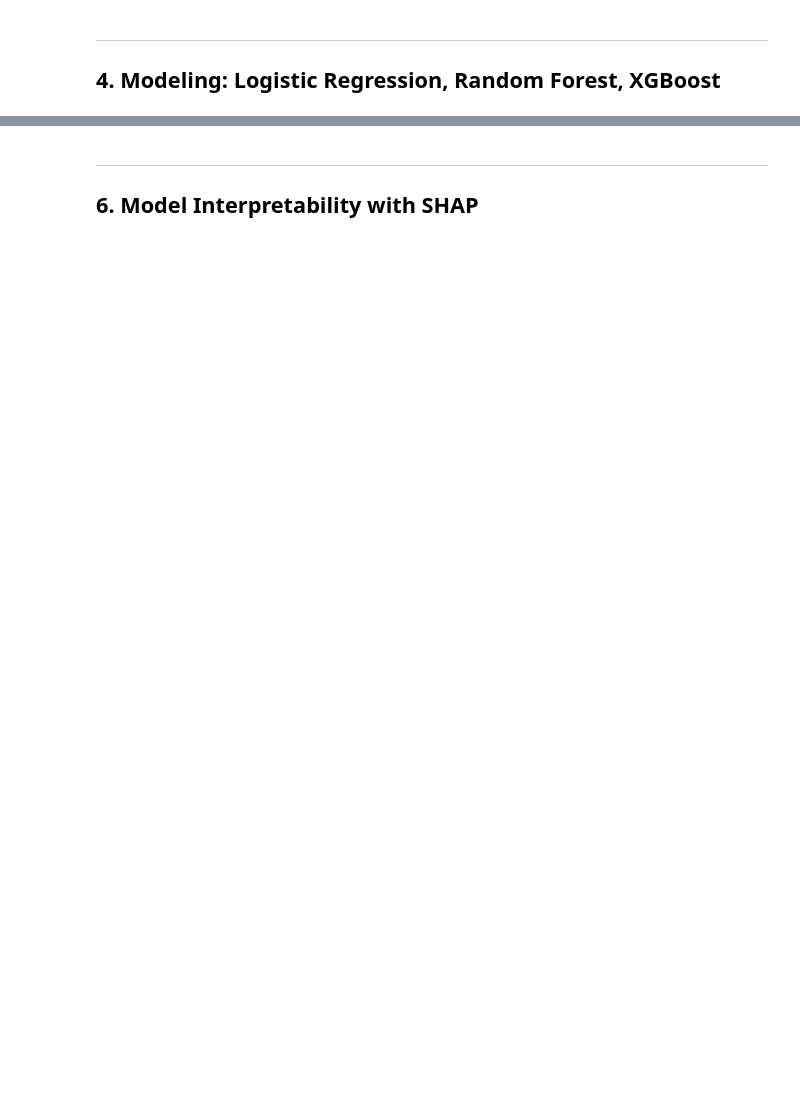
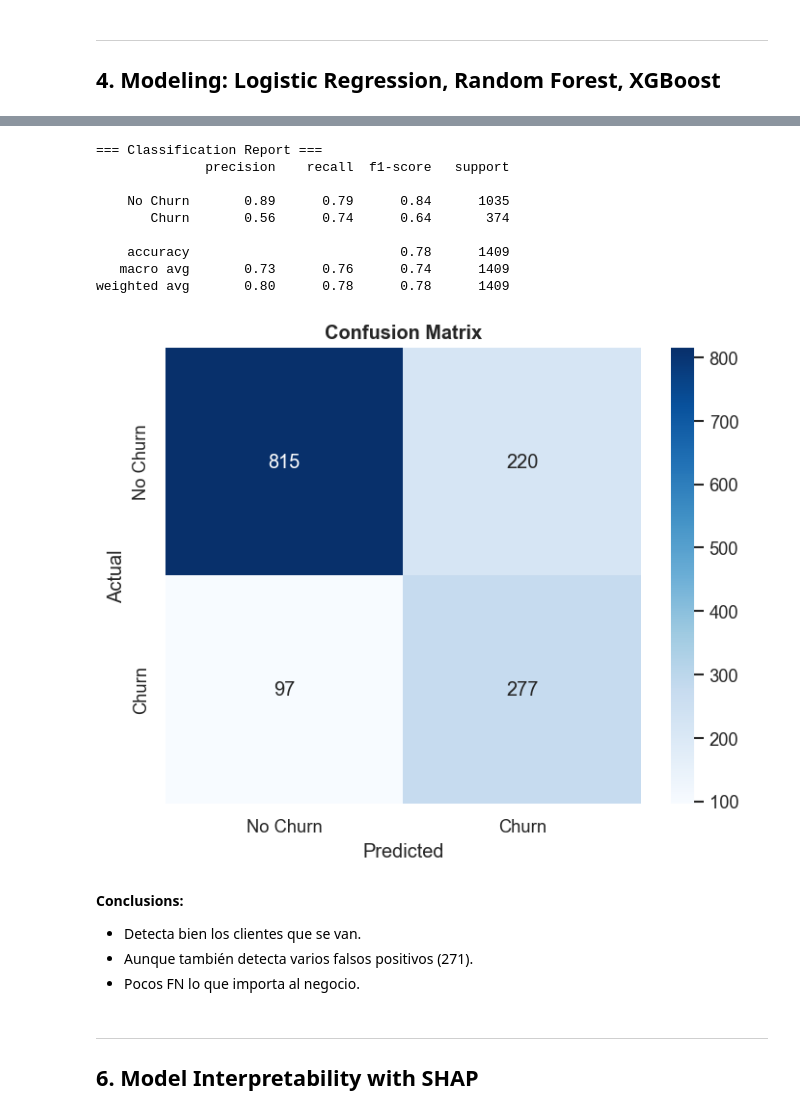
Before and after one commit to yasmineperez/churn-prediction, a Jupyter notebook: churn_prediction.ipynb, the cells around one changed output, grey strips where cells are left out. Saved outputs shown, nothing was run; the diff lists cells and outputs as text; code cells hidden in the pictures; blank space fills up the shorter version.

```diff
--- a/churn_prediction.ipynb
+++ b/churn_prediction.ipynb
@@ -305,19 +348,35 @@ plt.show()
 # %%
 # Classification report & Confusion Matrix
-print('=== Classification Report (XGBoost, optimized threshold) ===')
+print('=== Classification Report ===')
 print(classification_report(y_test, y_pred_final, target_names=['No Churn', 'Churn']))
 
 fig, ax = plt.subplots(figsize=(6, 5))
 cm = confusion_matrix(y_test, y_pred_final)
 sns.heatmap(cm, annot=True, fmt='d', cmap='Blues',
             xticklabels=['No Churn', 'Churn'],
             yticklabels=['No Churn', 'Churn'], ax=ax)
-ax.set_title('Confusion Matrix — XGBoost (optimized threshold)', fontweight='bold')
+ax.set_title('Confusion Matrix', fontweight='bold')
 ax.set_xlabel('Predicted')
 ax.set_ylabel('Actual')
 plt.tight_layout()
 plt.savefig('img/confusion_matrix.png', bbox_inches='tight')
 plt.show()
+# %% [output]
+=== Classification Report ===
+              precision    recall  f1-score   support
+
+    No Churn       0.89      0.79      0.84      1035
+       Churn       0.56      0.74      0.64       374
+
+    accuracy                           0.78      1409
+   macro avg       0.73      0.76      0.74      1409
+weighted avg       0.80      0.78      0.78      1409
+[figure, added]
+# %% [markdown]
+**Conclusions:**
+- Detecta bien los clientes que se van.
+- Aunque también detecta varios falsos positivos (271).
+- Pocos FN lo que importa al negocio.
 # %% [markdown]
 ---
 <a id='6'></a>
```
Also changed, not shown: parts of 22 cells of this notebook, 11 other files.
